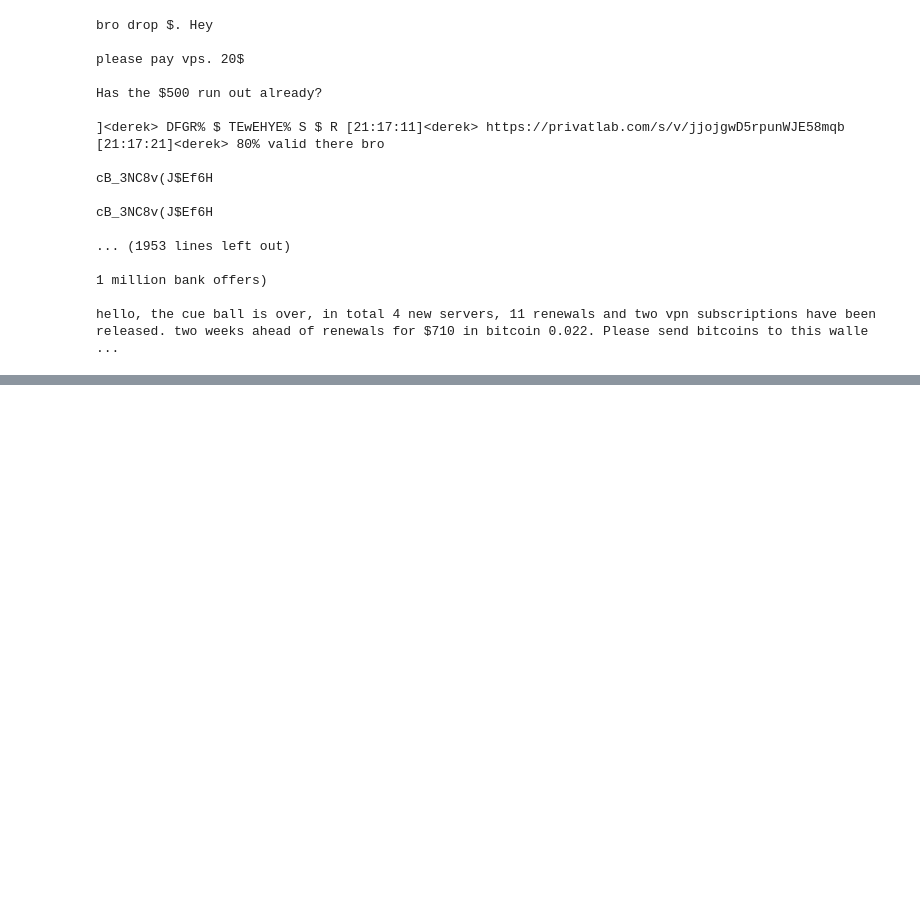
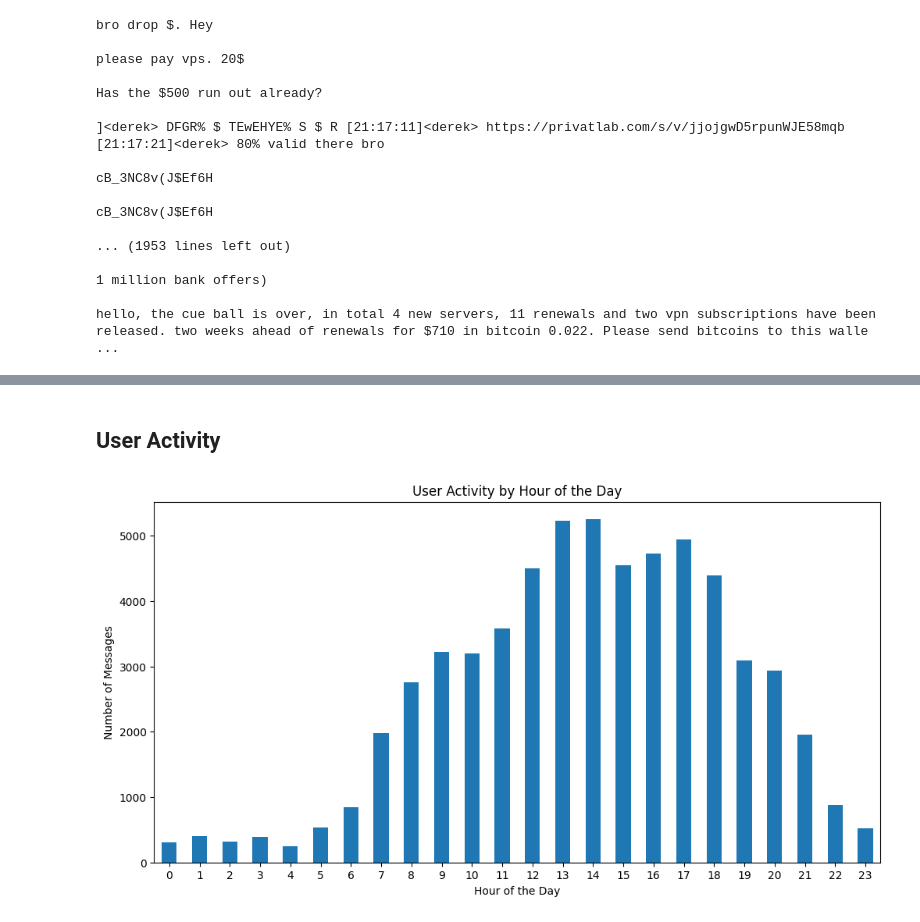
Before and after one commit to Emma2002/DigitalForensics_Assignment3, a Jupyter notebook: AnalysisJabberChat.ipynb, the cells around one changed output, grey strips where cells are left out. Drawn from its saved outputs; the diff is of its cells as text; code cells hidden in the pictures; blank space fills up the shorter version.

```diff
--- a/AnalysisJabberChat.ipynb
+++ b/AnalysisJabberChat.ipynb
@@ -252,0 +362,22 @@ hello, the cue ball is over, in total 4 new servers, 11 renewals and two vpn sub
+# %% [markdown]
+## User Activity
+# %%
+# Convert the 'ts' column to a proper datetime type if it's not already
+jabberchat_data['ts'] = pd.to_datetime(jabberchat_data['ts'])
+
+# Extract the hour of the day from the 'ts' column
+jabberchat_data['hour'] = jabberchat_data['ts'].dt.hour
+
+# Group the data by hour and count the number of messages in each hour
+activity_by_hour = jabberchat_data.groupby('hour').size()
+
+# Plot the activity by hour
+plt.figure(figsize=(12, 6))
+activity_by_hour.plot(kind='bar')
+plt.title('User Activity by Hour of the Day')
+plt.xlabel('Hour of the Day')
+plt.ylabel('Number of Messages')
+plt.xticks(rotation=0)
+plt.show()
+# %% [output]
+[figure, added]
```
Also changed, not shown: parts of 7 cells of this notebook.
